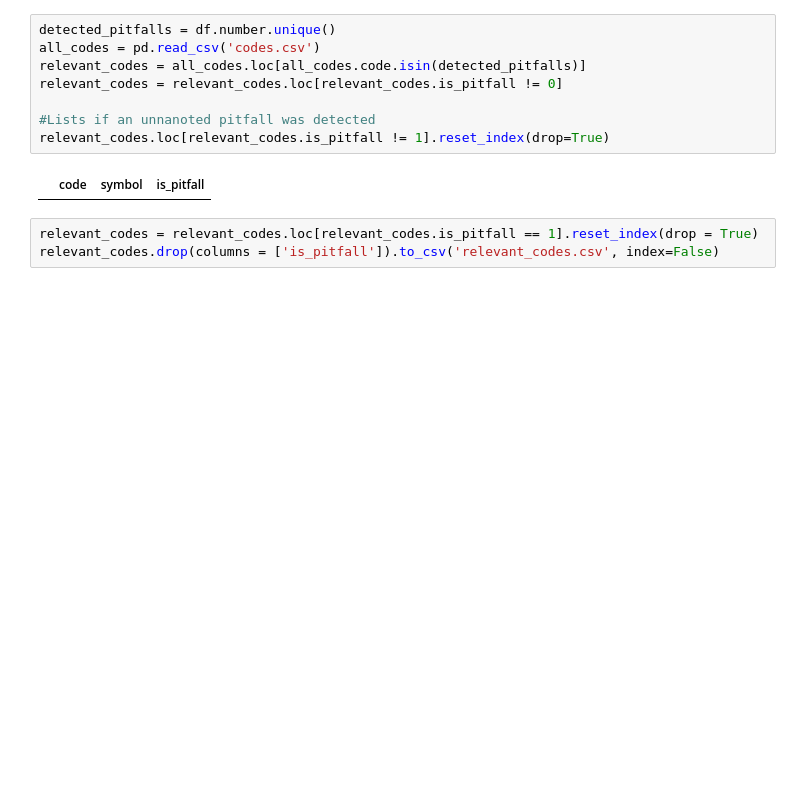
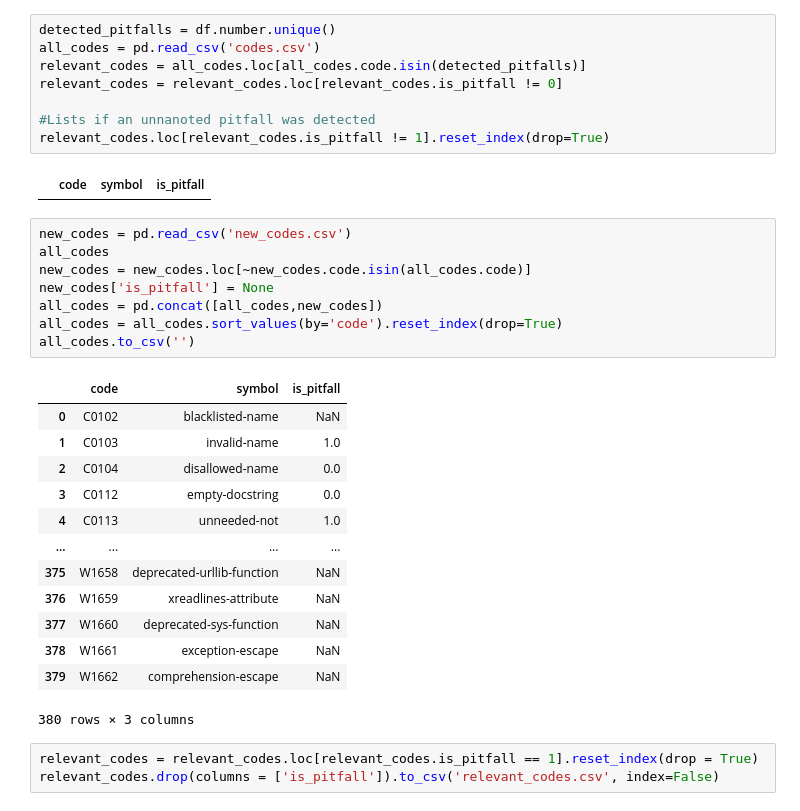
Before and after one commit to NaelsonDouglas/GithubPythonCodeSmellCrawler, a Jupyter notebook: src/Visualization_2.ipynb, the cells around one changed output. Saved outputs shown, nothing was run; the diff lists cells and outputs as text; blank space fills up the shorter version.

```diff
--- a/src/Visualization_2.ipynb
+++ b/src/Visualization_2.ipynb
@@ -90,6 +90,28 @@ relevant_codes = relevant_codes.loc[relevant_codes.is_pitfall != 0]
 relevant_codes.loc[relevant_codes.is_pitfall != 1].reset_index(drop=True)
 # %% [output]
 |  | code | symbol | is_pitfall |
+# %%
+new_codes = pd.read_csv('new_codes.csv')
+all_codes
+new_codes = new_codes.loc[~new_codes.code.isin(all_codes.code)]
+new_codes['is_pitfall'] = None
+all_codes = pd.concat([all_codes,new_codes])
+all_codes = all_codes.sort_values(by='code').reset_index(drop=True)
+all_codes.to_csv('')
+# %% [output]
+|  | code | symbol | is_pitfall |
+| 0 | C0102 | blacklisted-name | NaN |
+| 1 | C0103 | invalid-name | 1.0 |
+| 2 | C0104 | disallowed-name | 0.0 |
+| 3 | C0112 | empty-docstring | 0.0 |
+| 4 | C0113 | unneeded-not | 1.0 |
+| ... | ... | ... | ... |
+| 375 | W1658 | deprecated-urllib-function | NaN |
+| 376 | W1659 | xreadlines-attribute | NaN |
+| 377 | W1660 | deprecated-sys-function | NaN |
+| 378 | W1661 | exception-escape | NaN |
+| 379 | W1662 | comprehension-escape | NaN |
+380 rows × 3 columns
 # %%
 relevant_codes = relevant_codes.loc[relevant_codes.is_pitfall == 1].reset_index(drop = True)
 relevant_codes.drop(columns = ['is_pitfall']).to_csv('relevant_codes.csv', index=False)
```
Also changed, not shown: 1 other file.
